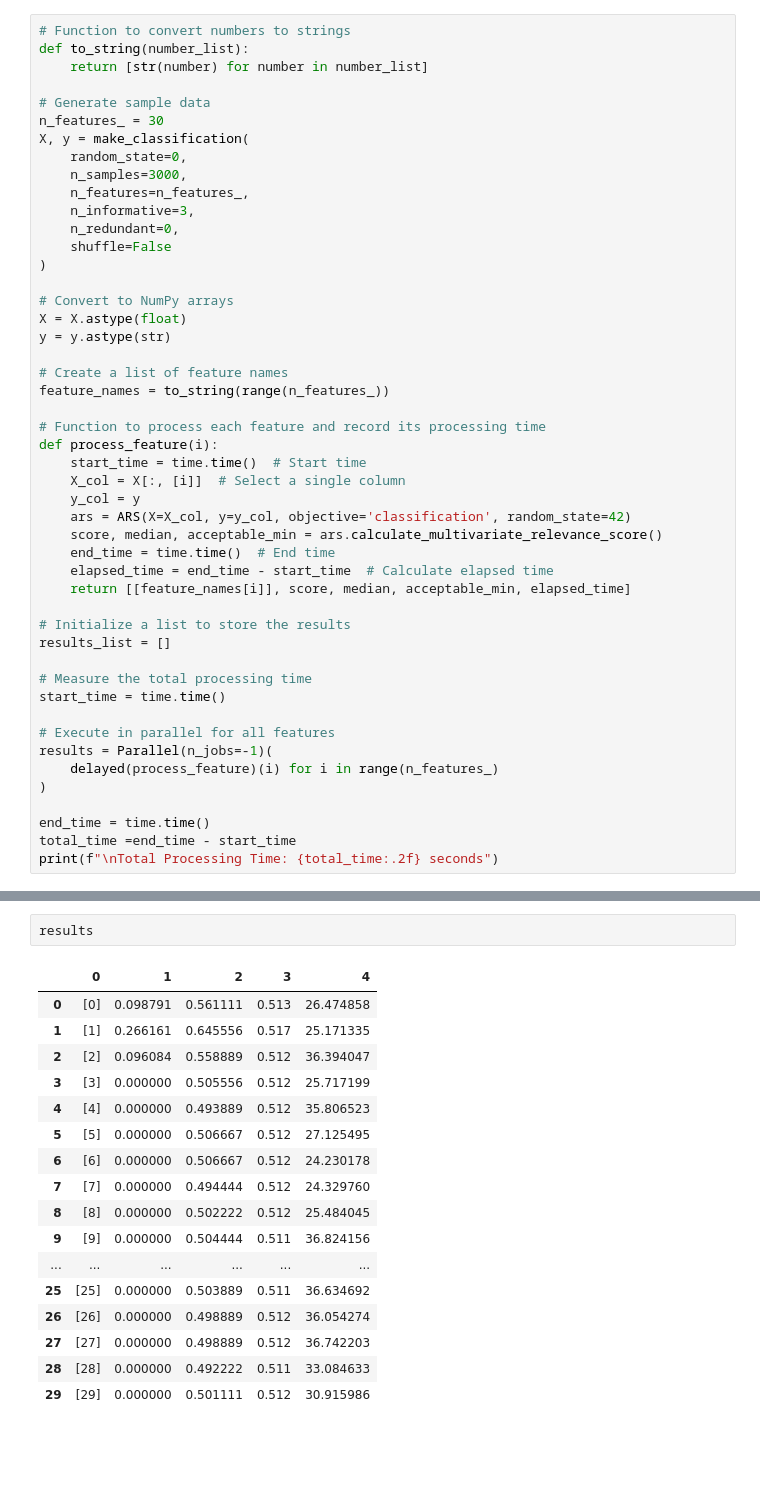
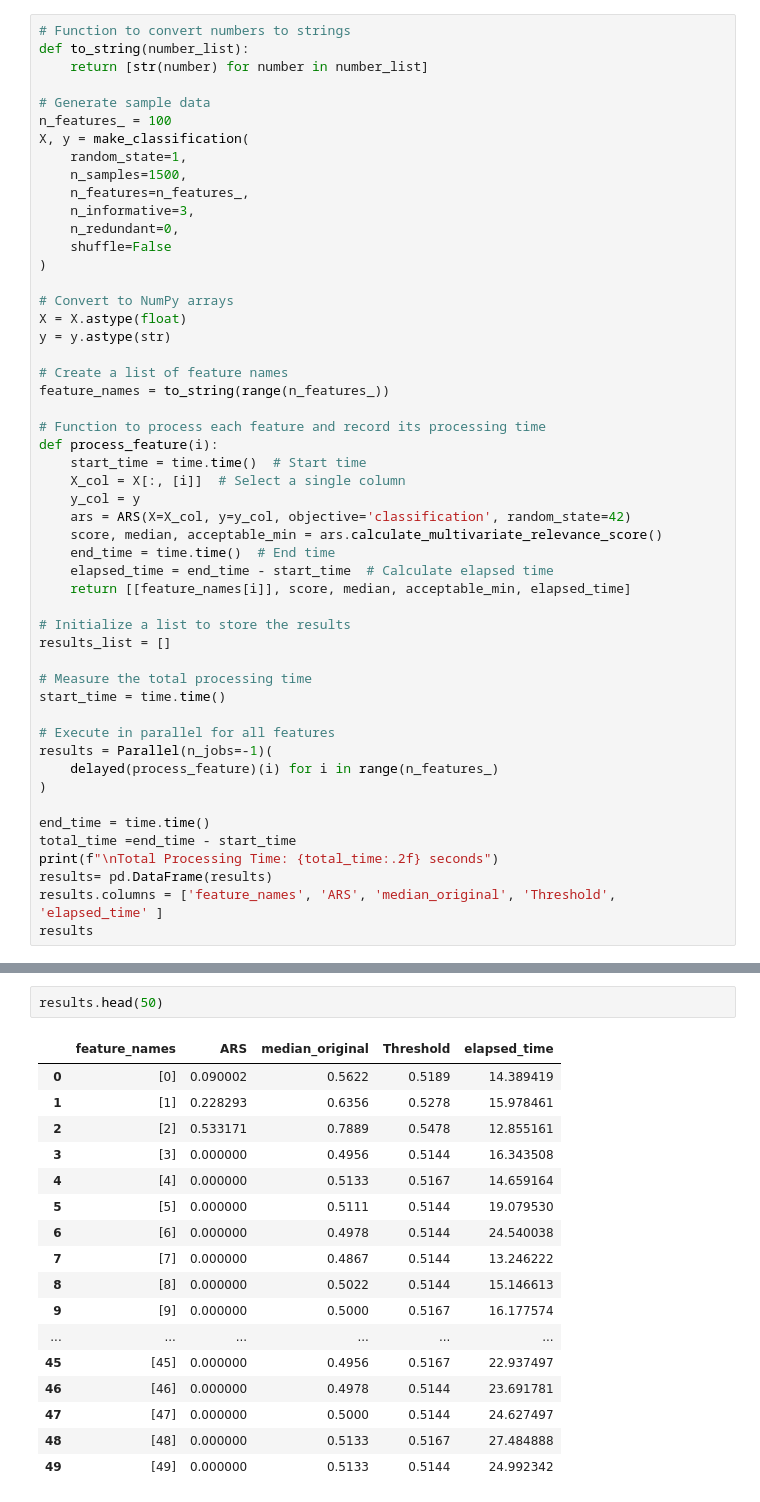
Before and after one commit to Pneirz/Attribute-Relevance-Score, a Jupyter notebook: ARS_EXAMPLES_CLASSIFICATION_V1.ipynb, the cells around one changed output, grey strips where cells are left out. Cells and saved outputs as stored; diff of their text form; blank space fills up the shorter version.

```diff
--- a/ARS_EXAMPLES_CLASSIFICATION_V1.ipynb
+++ b/ARS_EXAMPLES_CLASSIFICATION_V1.ipynb
@@ -145,10 +150,10 @@ def to_string(number_list):
     return [str(number) for number in number_list]
 
 # Generate sample data
-n_features_ = 30
+n_features_ = 100
 X, y = make_classification(
-    random_state=0,
-    n_samples=3000,
+    random_state=1,
+    n_samples=1500,
     n_features=n_features_,
     n_informative=3,
     n_redundant=0,
@@ -187,4 +192,7 @@ results = Parallel(n_jobs=-1)(
 end_time = time.time()
 total_time =end_time - start_time
 print(f"\nTotal Processing Time: {total_time:.2f} seconds")
+results= pd.DataFrame(results)
+results.columns = ['feature_names', 'ARS', 'median_original', 'Threshold', 'elapsed_time' ]
+results
 # %% [output]
@@ -194,20 +213,20 @@ results= pd.DataFrame(results)
 # %%
-results
+results.head(50)
 # %% [output]
-|  | 0 | 1 | 2 | 3 | 4 |
-| 0 | [0] | 0.098791 | 0.561111 | 0.513 | 26.474858 |
-| 1 | [1] | 0.266161 | 0.645556 | 0.517 | 25.171335 |
-| 2 | [2] | 0.096084 | 0.558889 | 0.512 | 36.394047 |
-| 3 | [3] | 0.000000 | 0.505556 | 0.512 | 25.717199 |
-| 4 | [4] | 0.000000 | 0.493889 | 0.512 | 35.806523 |
-| 5 | [5] | 0.000000 | 0.506667 | 0.512 | 27.125495 |
-| 6 | [6] | 0.000000 | 0.506667 | 0.512 | 24.230178 |
-| 7 | [7] | 0.000000 | 0.494444 | 0.512 | 24.329760 |
-| 8 | [8] | 0.000000 | 0.502222 | 0.512 | 25.484045 |
-| 9 | [9] | 0.000000 | 0.504444 | 0.511 | 36.824156 |
+|  | feature_names | ARS | median_original | Threshold | elapsed_time |
+| 0 | [0] | 0.090002 | 0.5622 | 0.5189 | 14.389419 |
+| 1 | [1] | 0.228293 | 0.6356 | 0.5278 | 15.978461 |
+| 2 | [2] | 0.533171 | 0.7889 | 0.5478 | 12.855161 |
+| 3 | [3] | 0.000000 | 0.4956 | 0.5144 | 16.343508 |
+| 4 | [4] | 0.000000 | 0.5133 | 0.5167 | 14.659164 |
+| 5 | [5] | 0.000000 | 0.5111 | 0.5144 | 19.079530 |
+| 6 | [6] | 0.000000 | 0.4978 | 0.5144 | 24.540038 |
+| 7 | [7] | 0.000000 | 0.4867 | 0.5144 | 13.246222 |
+| 8 | [8] | 0.000000 | 0.5022 | 0.5144 | 15.146613 |
+| 9 | [9] | 0.000000 | 0.5000 | 0.5167 | 16.177574 |
 | ... | ... | ... | ... | ... | ... |
-| 25 | [25] | 0.000000 | 0.503889 | 0.511 | 36.634692 |
-| 26 | [26] | 0.000000 | 0.498889 | 0.512 | 36.054274 |
-| 27 | [27] | 0.000000 | 0.498889 | 0.512 | 36.742203 |
-| 28 | [28] | 0.000000 | 0.492222 | 0.511 | 33.084633 |
-| 29 | [29] | 0.000000 | 0.501111 | 0.512 | 30.915986 |
+| 45 | [45] | 0.000000 | 0.4956 | 0.5167 | 22.937497 |
+| 46 | [46] | 0.000000 | 0.4978 | 0.5144 | 23.691781 |
+| 47 | [47] | 0.000000 | 0.5000 | 0.5144 | 24.627497 |
+| 48 | [48] | 0.000000 | 0.5133 | 0.5167 | 27.484888 |
+| 49 | [49] | 0.000000 | 0.5133 | 0.5144 | 24.992342 |
```
Also changed, not shown: parts of 4 cells of this notebook.
